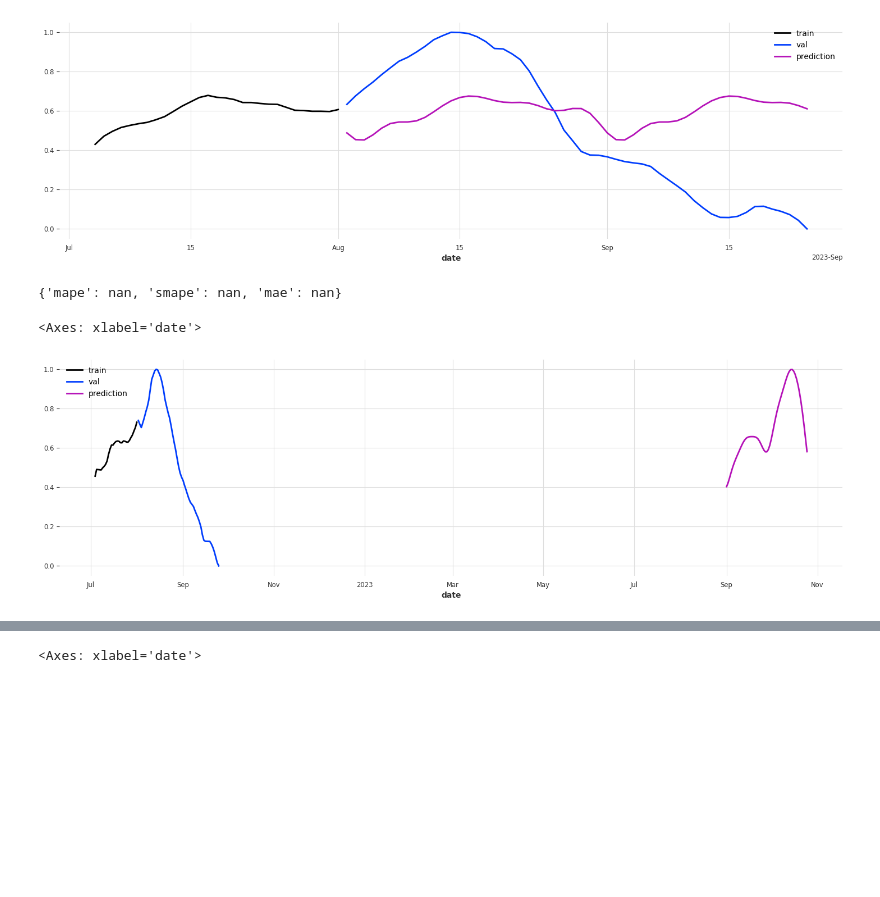
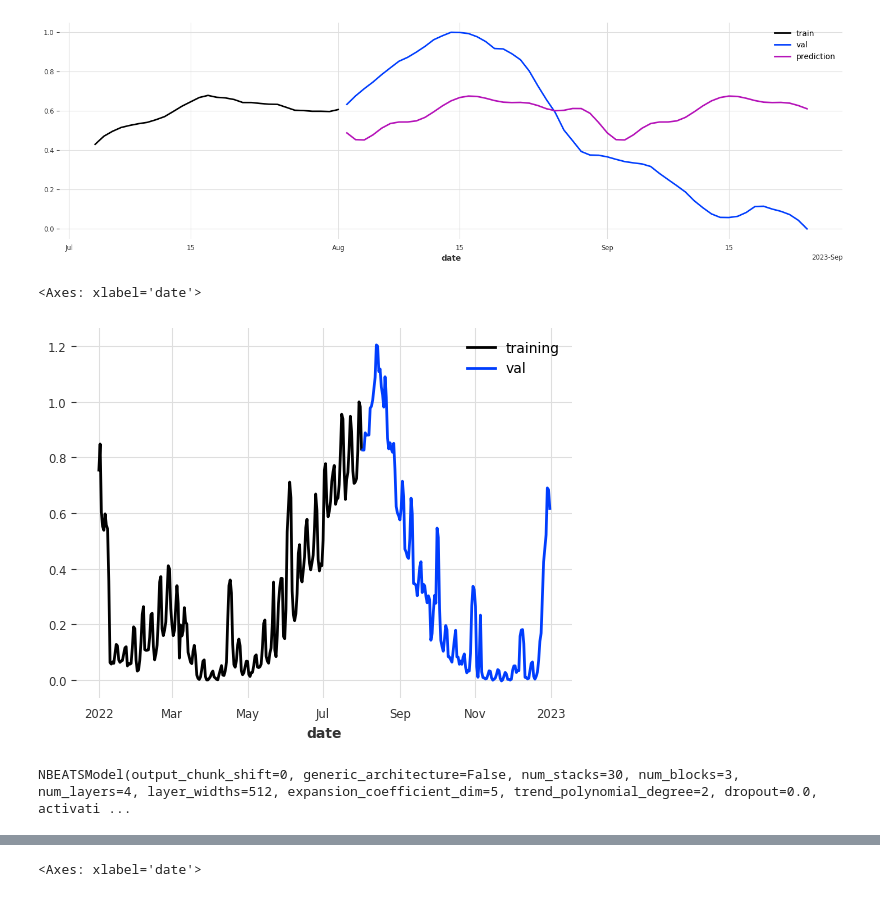
Before and after one commit to tn-aixpa/datiturismo, a Jupyter notebook: digital twin/confounding.ipynb, the cells around one changed output, grey strips where cells are left out. Cells and saved outputs as stored; diff of their text form; code cells hidden in the pictures; blank space fills up the shorter version.

Commit message:
feat(detrending)create nbeats darts model

```diff
--- a/digital twin/confounding.ipynb
+++ b/digital twin/confounding.ipynb
@@ -1122,6 +1122,8 @@ presences_2023_df.plot(x="date", y=["presences_tourists", "presences_excursionis
 # %% [markdown]
 Convert season components into time series
 # %%
+presences_2022_tourists_ts = TimeSeries.from_dataframe(presences_2022_df, time_col="date", value_cols="presences_tourists")
+presences_2023_tourists_ts = TimeSeries.from_dataframe(presences_2023_df, time_col="date", value_cols="presences_excursionists")
 ########### summer seasonal component
 summer_trend_2022_tourists_ts = TimeSeries.from_dataframe(summer_trend_2022_df, time_col="date", value_cols="presences_tourists")
 summer_trend_2022_excursionists_ts = TimeSeries.from_dataframe(summer_trend_2022_df, time_col="date", value_cols="presences_excursionists")
@@ -1389,24 +1395,3 @@ pred_val.plot(label="prediction")
 # %% [output]
 <Axes: xlabel='date'>
 [figure]
-# %%
-from darts.metrics import mape, smape, mae
-metrics = {
-    "mape": mape(train, pred_val),
-    "smape": smape(train, pred_val),
-    "mae": mae(train, pred_val)
-}
-metrics
-# %% [output]
-{'mape': nan, 'smape': nan, 'mae': nan}
-# %%
-res_week_ts_2022_df = TimeSeries.from_dataframe(transformed_weeks_2022, time_col="date", value_cols="detrend_week_t_scaled")
-train_2022, val_2022 = res_week_ts_2022_df.split_after(pd.Timestamp("20220801"))
-pred_val = model.predict(len(val_2022))
-plt.figure(figsize=(18, 5))
-train_2022.plot(label="train")
-val_2022.plot(label="val")
-pred_val.plot(label="prediction")
-# %% [output]
-<Axes: xlabel='date'>
-[figure, removed]
@@ -1412,0 +1403,14 @@ pred_val.plot(label="prediction")
+# %%
+scaler = Scaler()
+train, val = presences_2022_tourists_ts.split_after(pd.Timestamp("20220801"))
+
+train_scaled = scaler.fit_transform(train)
+val_scaled = scaler.transform(val)
+series_scaled = scaler.transform(presences_2022_tourists_ts)
+
+
+train_scaled.plot(label="training")
+val_scaled.plot(label="val")
+# %% [output]
+<Axes: xlabel='date'>
+[figure, added]
@@ -1412,0 +1455,4 @@ pred_val.plot(label="prediction")
+# %%
+model_nbeats.fit(series=train_scaled, val_series=val_scaled)
+# %% [output]
+NBEATSModel(output_chunk_shift=0, generic_architecture=False, num_stacks=30, num_blocks=3, num_layers=4, layer_widths=512, expansion_coefficient_dim=5, trend_polynomial_degree=2, dropout=0.0, activati ...
```
Also changed, not shown: parts of 13 cells of this notebook.
